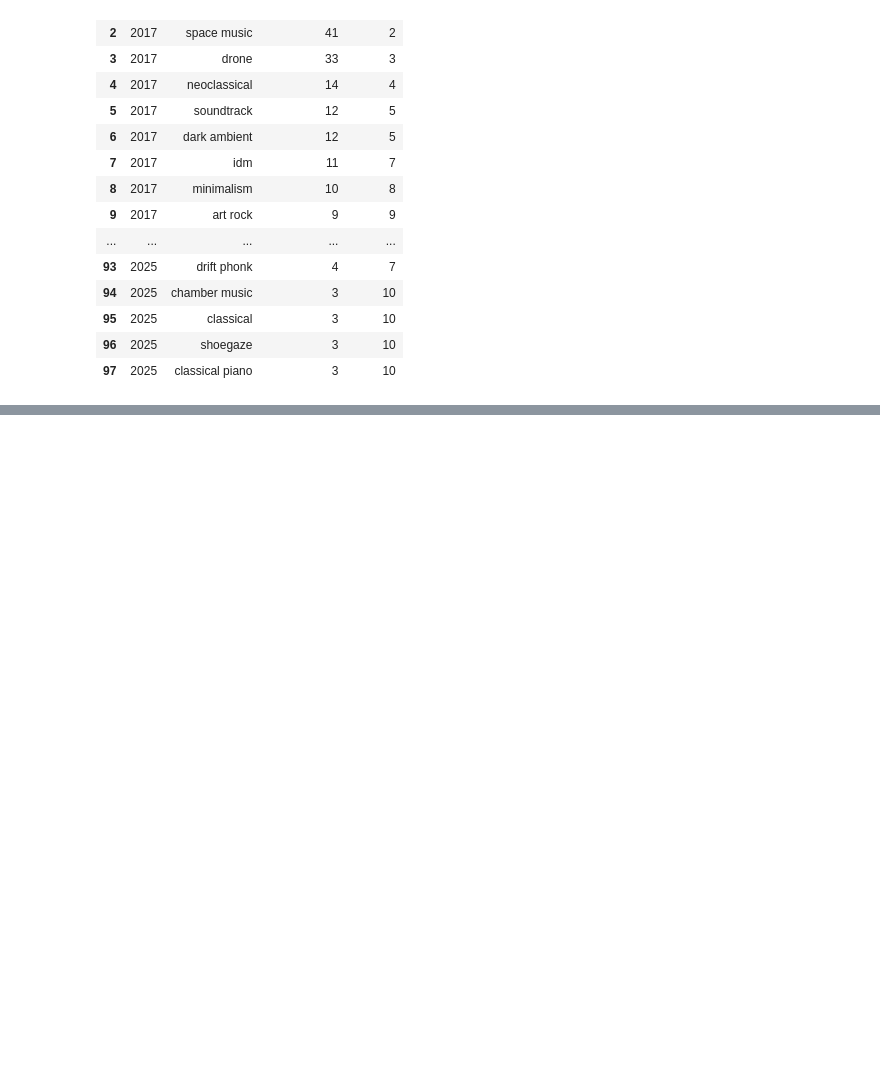
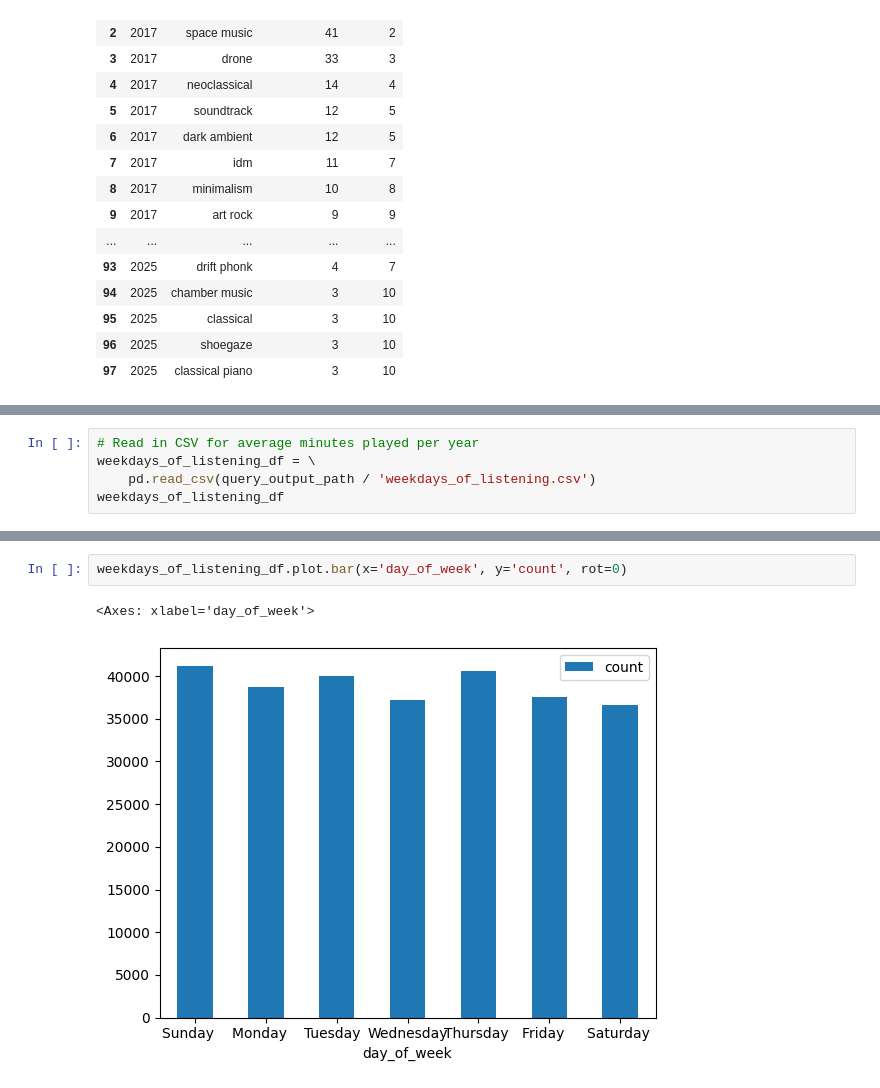
Before and after one commit to terryjbates/Spotify_Streaming_Data_Analysis, a Jupyter notebook: notebooks/Spotify_Streaming_Analysis.ipynb, the cells around one changed output, grey strips where cells are left out. Saved outputs shown, nothing was run; the diff lists cells and outputs as text; blank space fills up the shorter version.

Commit message:
Add plot for most popular weekday for listening.

```diff
--- a/notebooks/Spotify_Streaming_Analysis.ipynb
+++ b/notebooks/Spotify_Streaming_Analysis.ipynb
@@ -2771,0 +2816,5 @@ top_10_genres_most_listened_days_df.query('year == 2024')
+# %%
+# Read in CSV for average minutes played per year
+weekdays_of_listening_df = \
+    pd.read_csv(query_output_path / 'weekdays_of_listening.csv')
+weekdays_of_listening_df
@@ -2771,0 +2830,5 @@ top_10_genres_most_listened_days_df.query('year == 2024')
+# %%
+weekdays_of_listening_df.plot.bar(x='day_of_week', y='count', rot=0)
+# %% [output]
+<Axes: xlabel='day_of_week'>
+[figure, added]
```
Also changed, not shown: parts of 14 cells of this notebook, 1 other file.
